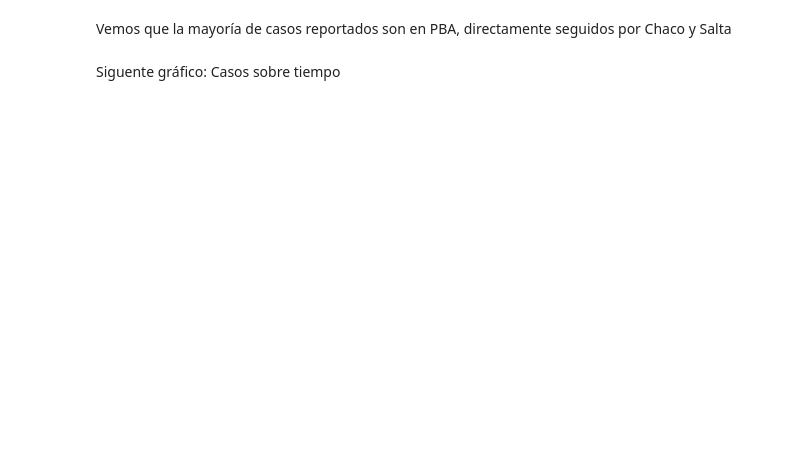
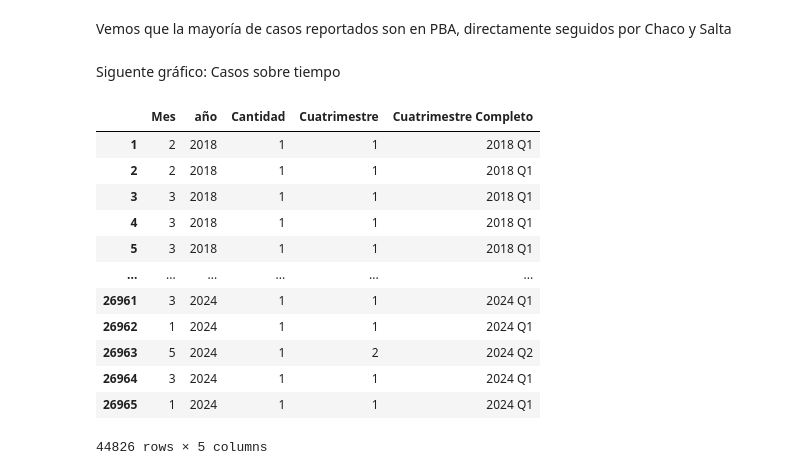
Before and after one commit to Valnir17/Dengue-y-Zika-Argentina, a Jupyter notebook: Manipulación de Tablas.ipynb, the cells around one changed output. Cells and saved outputs as stored; diff of their text form; code cells hidden in the pictures; blank space fills up the shorter version.

```diff
--- a/Manipulación de Tablas.ipynb
+++ b/Manipulación de Tablas.ipynb
@@ -540,3 +540,45 @@ plt.show()
 Vemos que la mayoría de casos reportados son en PBA, directamente seguidos por Chaco y Salta
 # %% [markdown]
 Siguente gráfico: Casos sobre tiempo
+# %%
+def month_name_to_number(month_name):
+    month_abbr = month_name[:3].capitalize()
+    return list(calendar.month_abbr).index(month_abbr)
+
+Meses = Reportes['mes'].apply(month_name_to_number)
+# Convert 'Mes' column to datetime format for months
+Meses = pd.to_datetime(Meses, format='%m').dt.month
+
+# Assuming you have already executed the previous code to get 'Meses'
+
+# Convert 'Meses' to a pandas Series if it's not already
+Meses = pd.Series(Meses)
+
+# Create a new DataFrame 'df_analisis' with 'Mes' and 'año'
+df_analisis = pd.DataFrame({'Mes': Meses, 'año': Reportes['año'], 'Cantidad': Reportes['cantidad'].astype(int)})
+
+# Convert 'Mes' column to datetime format for months
+df_analisis['Mes'] = pd.to_datetime(df_analisis['Mes'], format='%m').dt.month
+
+
+# Create a new column 'quarter' with correct quarter values
+df_analisis['Cuatrimestre'] = df_analisis['Mes'].apply(lambda x: (x - 1) // 3 + 1)
+
+# Create a new column 'quarter' with correct quarter values and year
+df_analisis['Cuatrimestre Completo'] = df_analisis.apply(lambda row: f"{row['año']} Q{(row['Mes'] - 1) // 3 + 1}", axis=1)
+
+df_analisis
+# %% [output]
+|  | Mes | año | Cantidad | Cuatrimestre | Cuatrimestre Completo |
+| 1 | 2 | 2018 | 1 | 1 | 2018 Q1 |
+| 2 | 2 | 2018 | 1 | 1 | 2018 Q1 |
+| 3 | 3 | 2018 | 1 | 1 | 2018 Q1 |
+| 4 | 3 | 2018 | 1 | 1 | 2018 Q1 |
+| 5 | 3 | 2018 | 1 | 1 | 2018 Q1 |
+| ... | ... | ... | ... | ... | ... |
+| 26961 | 3 | 2024 | 1 | 1 | 2024 Q1 |
+| 26962 | 1 | 2024 | 1 | 1 | 2024 Q1 |
+| 26963 | 5 | 2024 | 1 | 2 | 2024 Q2 |
+| 26964 | 3 | 2024 | 1 | 1 | 2024 Q1 |
+| 26965 | 1 | 2024 | 1 | 1 | 2024 Q1 |
+44826 rows × 5 columns
```
Also changed, not shown: parts of 3 cells of this notebook.
